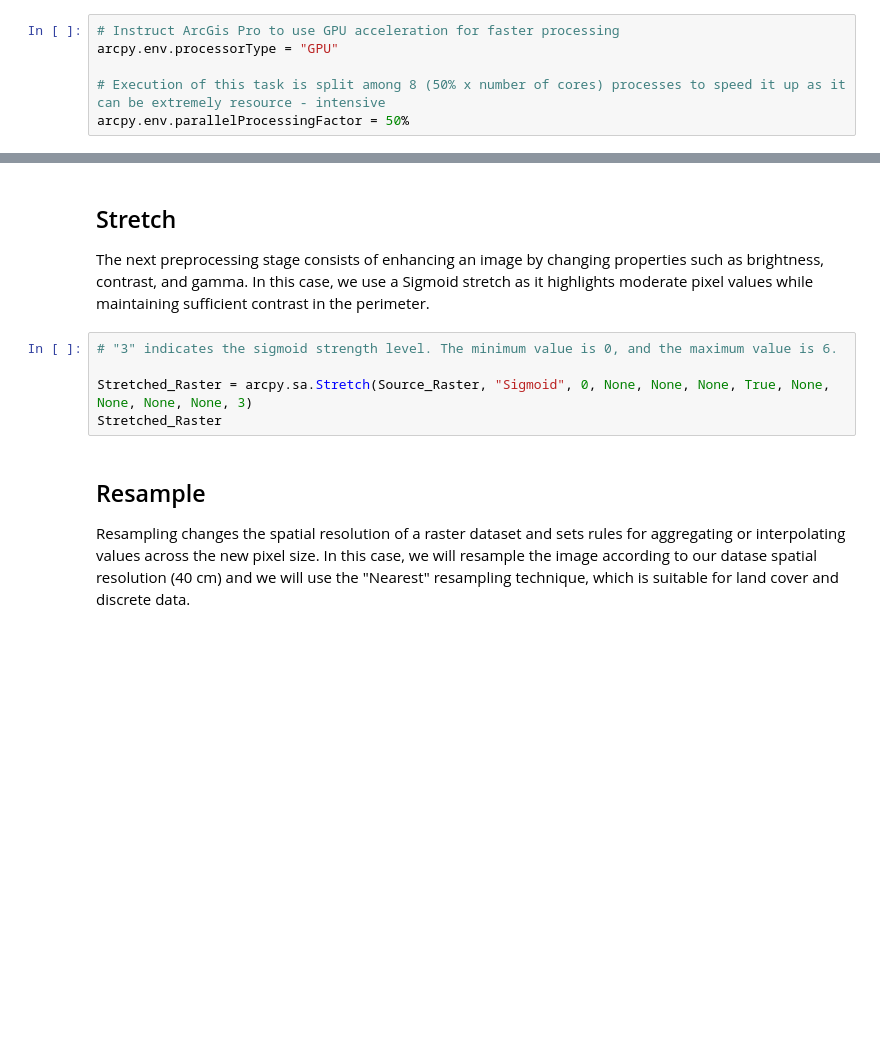
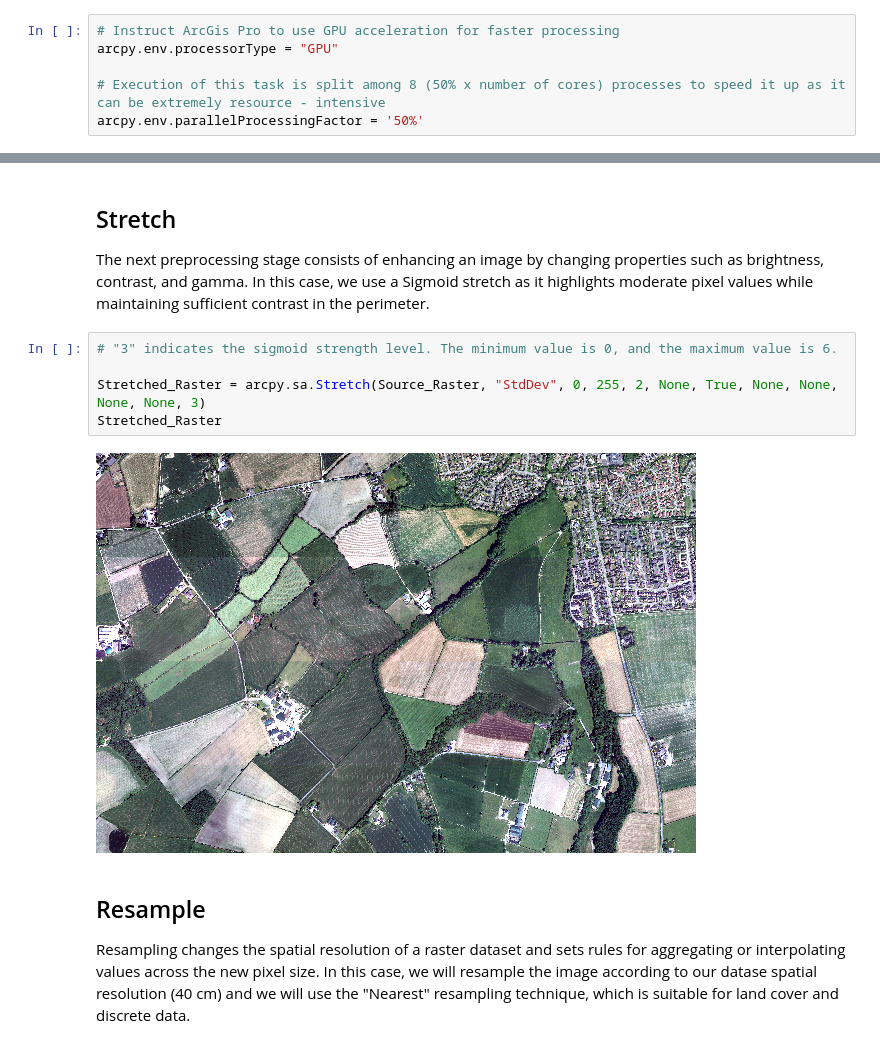
Before and after one commit to JSG-GIS-722/Project, a Jupyter notebook: EGM722Classifier.ipynb, the cells around one changed output, grey strips where cells are left out. Cells and saved outputs as stored; diff of their text form; blank space fills up the shorter version.

```diff
--- a/EGM722Classifier.ipynb
+++ b/EGM722Classifier.ipynb
@@ -72,7 +71,7 @@ There are several different algorithms and deep learning models that can be empl
 arcpy.env.processorType = "GPU"
 
 # Execution of this task is split among 8 (50% x number of cores) processes to speed it up as it can be extremely resource - intensive
-arcpy.env.parallelProcessingFactor = 50%
+arcpy.env.parallelProcessingFactor = '50%'
 # %% [markdown]
 # 1 - Preprocessing
 
@@ -96,8 +99,10 @@ The next preprocessing stage consists of enhancing an image by changing properti
 # %%
 # "3" indicates the sigmoid strength level. The minimum value is 0, and the maximum value is 6.
 
-Stretched_Raster = arcpy.sa.Stretch(Source_Raster, "Sigmoid", 0, None, None, None, True, None, None, None, None, 3)
+Stretched_Raster = arcpy.sa.Stretch(Source_Raster, "StdDev", 0, 255, 2, None, True, None, None, None, None, 3)
 Stretched_Raster
+# %% [output]
+[figure, added]
 # %% [markdown]
 ## Resample
 
```
Also changed, not shown: parts of 13 cells of this notebook, 2 other files.
